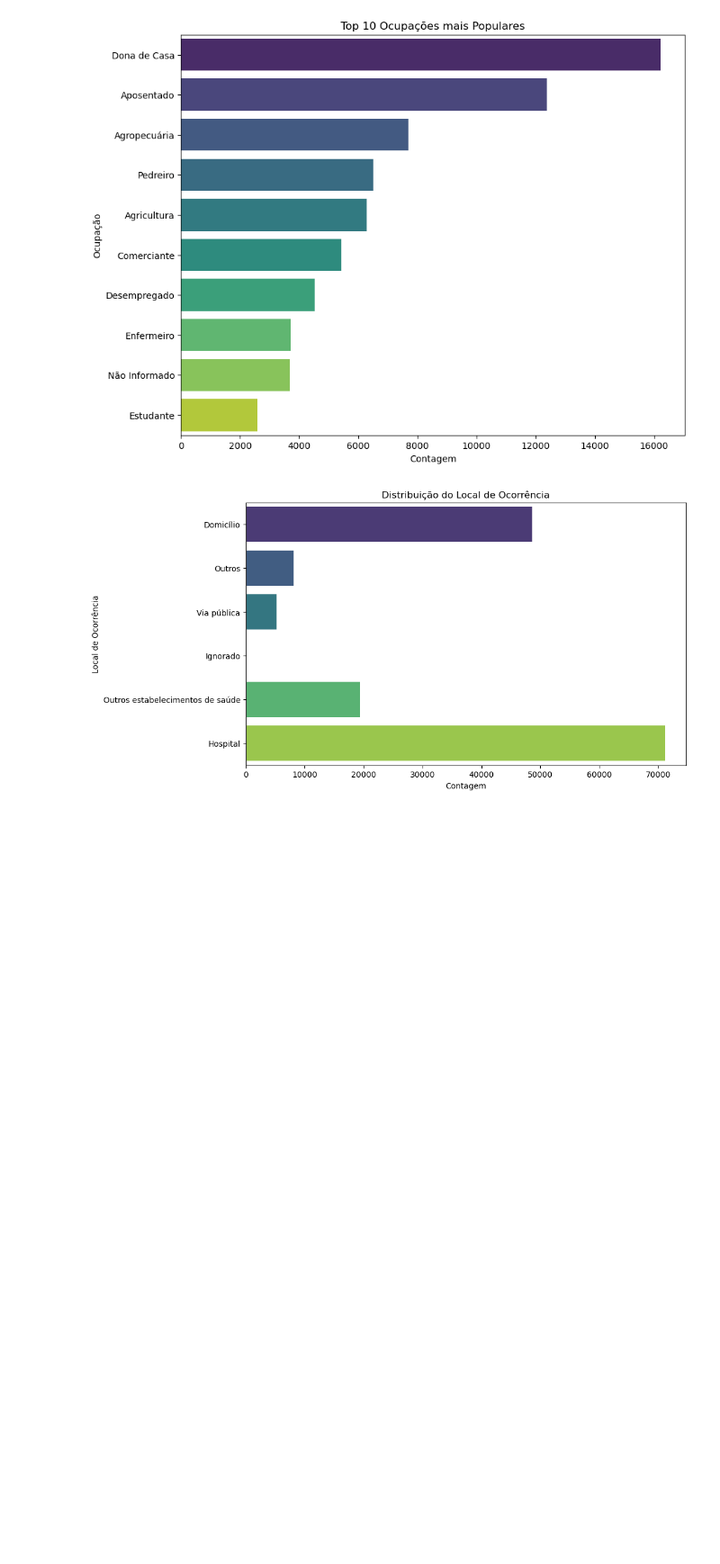
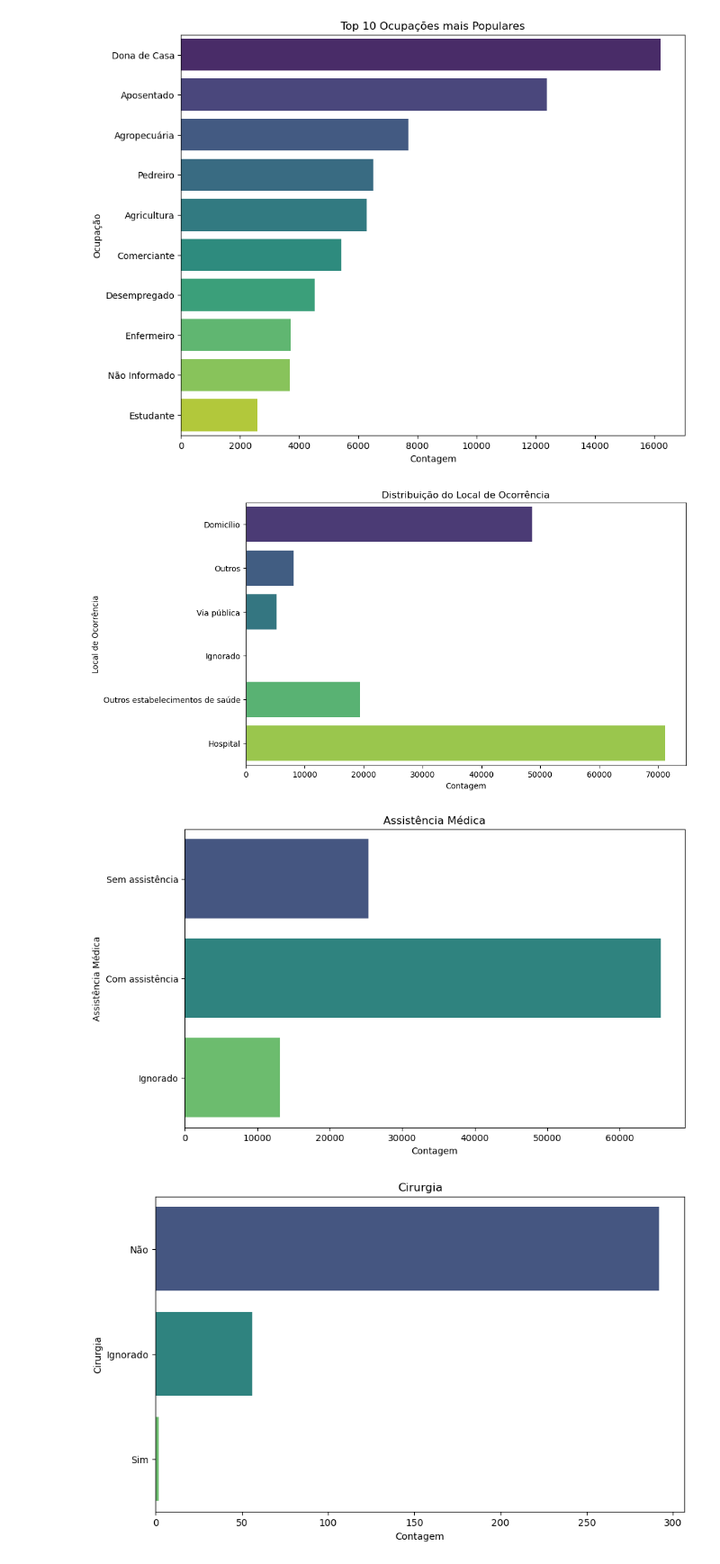
Before and after one commit to hlaff147/mortality-data-analysis, a Jupyter notebook: notebooks/infarto.ipynb, the cells around one changed output. Shown: that part at 90% size. Saved outputs shown, nothing was run; the diff lists cells and outputs as text; code cells hidden in the pictures; blank space fills up the shorter version.

```diff
--- a/notebooks/infarto.ipynb
+++ b/notebooks/infarto.ipynb
@@ -201,3 +201,40 @@ plt.ylabel('Local de Ocorrência')
 plt.show()
 # %% [output]
 [figure]
+# %%
+# Mapeamento para assistência médica
+mapeamento_assistencia = {
+    9: 'Ignorado',
+    1: 'Com assistência',
+    2: 'Sem assistência'
+}
+
+# Mapeamento para cirurgia
+mapeamento_cirurgia = {
+    9: 'Ignorado',
+    1: 'Sim',
+    2: 'Não'
+}
+
+# Aplicar os mapeamentos às colunas correspondentes
+df_infarto['assistencia_medica'] = df_infarto['assistencia_medica'].map(mapeamento_assistencia)
+df_infarto['cirurgia'] = df_infarto['cirurgia'].map(mapeamento_cirurgia)
+
+# Plotar gráfico de contagem para assistência médica
+plt.figure(figsize=(10, 6))
+sns.countplot(data=df_infarto, y='assistencia_medica', palette='viridis')
+plt.title('Assistência Médica')
+plt.xlabel('Contagem')
+plt.ylabel('Assistência Médica')
+plt.show()
+
+# Plotar gráfico de contagem para cirurgia
+plt.figure(figsize=(10, 6))
+sns.countplot(data=df_infarto, y='cirurgia', palette='viridis')
+plt.title('Cirurgia')
+plt.xlabel('Contagem')
+plt.ylabel('Cirurgia')
+plt.show()
+# %% [output]
+[figure, added]
+[figure, added]
```
Also changed, not shown: parts of 1 cell of this notebook.
